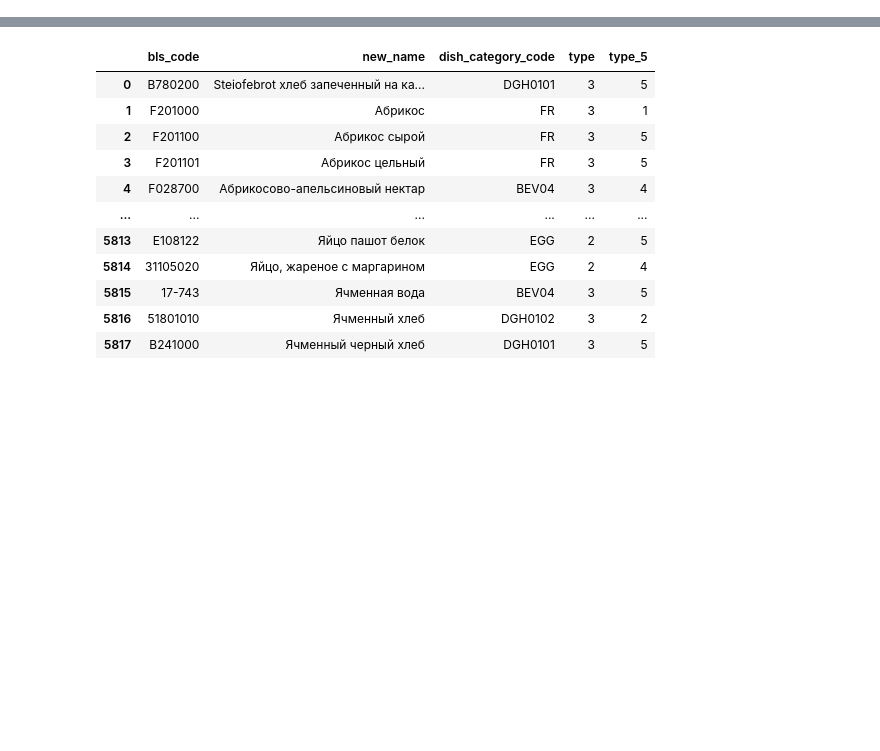
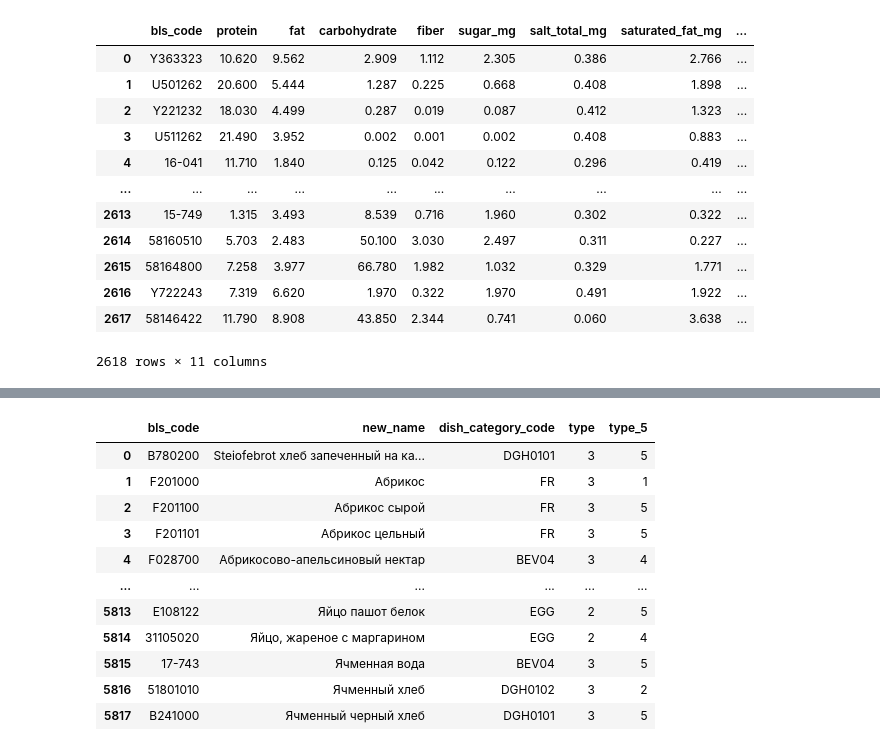
Before and after one commit to timurchiksss/nutristeppe, a Jupyter notebook: joiner.ipynb, the cells around one changed output, grey strips where cells are left out. Saved outputs shown, nothing was run; the diff lists cells and outputs as text; code cells hidden in the pictures; blank space fills up the shorter version.

```diff
--- a/joiner.ipynb
+++ b/joiner.ipynb
@@ -3,3 +3,51 @@ import pandas as pd
 import json
 import os
 import psycopg2
+# %%
+path = "/Applications/python/nutristeppe/data/settings"
+rows = []
+
+for filename in os.listdir(path):
+    if filename.endswith(".json"):
+        bls_code = filename.replace(".json", "")
+
+        with open(os.path.join(path, filename), "r", encoding="utf-8") as f:
+            data = json.load(f)
+
+        if isinstance(data, list):
+            data = data[0]
+
+        per100 = data.get("nutrition_per_100g", {})
+
+        ingredients = [ing["name"] for ing in data.get("ingredients", [])]
+
+        rows.append({
+            "bls_code":         bls_code,
+            "protein":          per100.get("protein", {}).get("value", 0.0),
+            "fat":              per100.get("fat", {}).get("value", 0.0),
+            "carbohydrate":     per100.get("carbohydrate", {}).get("value", 0.0),
+            "fiber":            per100.get("fiber", {}).get("value", 0.0),
+            "sugar_mg":            per100.get("Сахар (общий)", {}).get("value", 0.0),
+            "salt_total_mg":       per100.get("Поваренная соль всего", {}).get("value", 0.0),
+            "saturated_fat_mg":    per100.get("Насыщенные жирные кислоты", {}).get("value", 0.0),
+            "kilocalories":     data.get("calories_kcal_total_for_yield", 0.0),
+            "ingredients":      ingredients,
+            "techcard":         data.get("technology", ""),
+        })
+
+json_df = pd.DataFrame(rows)
+json_df
+# %% [output]
+|  | bls_code | protein | fat | carbohydrate | fiber | sugar_mg | salt_total_mg | saturated_fat_mg | ... |
+| 0 | Y363323 | 10.620 | 9.562 | 2.909 | 1.112 | 2.305 | 0.386 | 2.766 | ... |
+| 1 | U501262 | 20.600 | 5.444 | 1.287 | 0.225 | 0.668 | 0.408 | 1.898 | ... |
+| 2 | Y221232 | 18.030 | 4.499 | 0.287 | 0.019 | 0.087 | 0.412 | 1.323 | ... |
+| 3 | U511262 | 21.490 | 3.952 | 0.002 | 0.001 | 0.002 | 0.408 | 0.883 | ... |
+| 4 | 16-041 | 11.710 | 1.840 | 0.125 | 0.042 | 0.122 | 0.296 | 0.419 | ... |
+| ... | ... | ... | ... | ... | ... | ... | ... | ... | ... |
+| 2613 | 15-749 | 1.315 | 3.493 | 8.539 | 0.716 | 1.960 | 0.302 | 0.322 | ... |
+| 2614 | 58160510 | 5.703 | 2.483 | 50.100 | 3.030 | 2.497 | 0.311 | 0.227 | ... |
+| 2615 | 58164800 | 7.258 | 3.977 | 66.780 | 1.982 | 1.032 | 0.329 | 1.771 | ... |
+| 2616 | Y722243 | 7.319 | 6.620 | 1.970 | 0.322 | 1.970 | 0.491 | 1.922 | ... |
+| 2617 | 58146422 | 11.790 | 8.908 | 43.850 | 2.344 | 0.741 | 0.060 | 3.638 | ... |
+2618 rows × 11 columns
```
Also changed, not shown: parts of 43 cells of this notebook, 2 other files.
